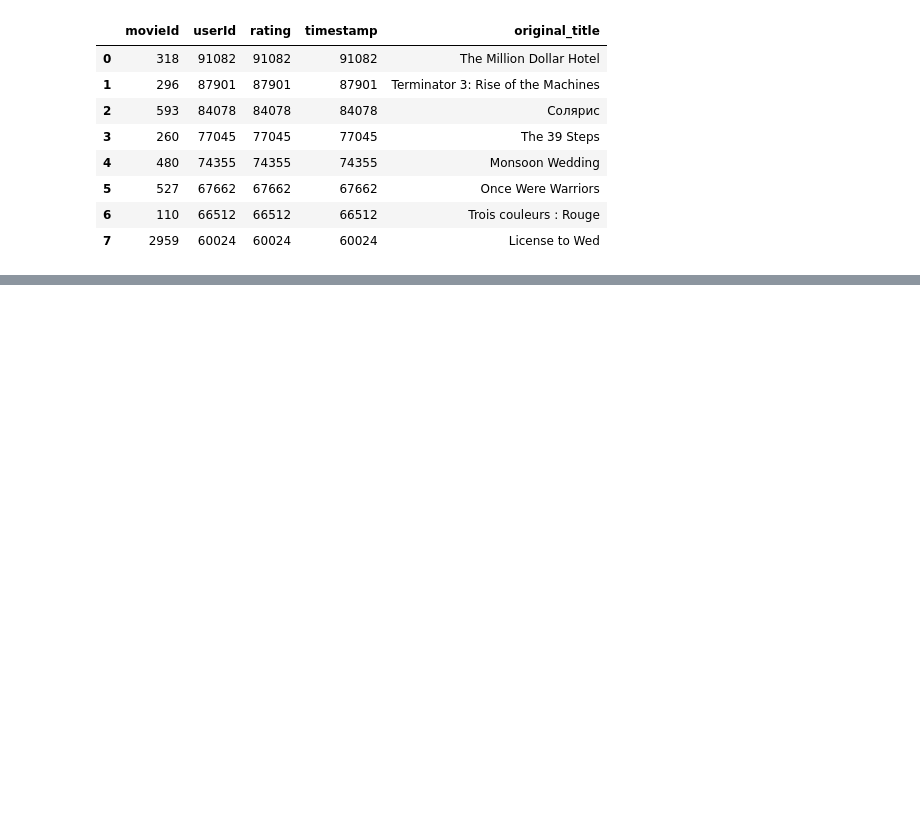
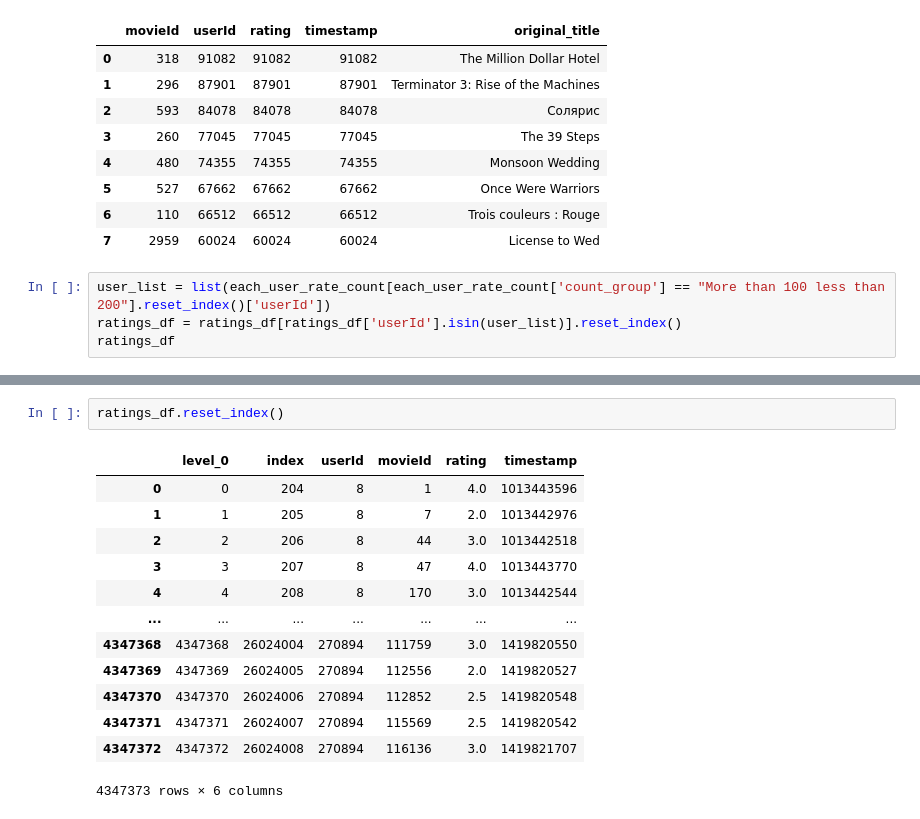
Before and after one commit to N3WBI3Y/Szakdolgozat, a Jupyter notebook: CollaborativeRecommentation.ipynb, the cells around one changed output, grey strips where cells are left out. Cells and saved outputs as stored; diff of their text form; blank space fills up the shorter version.

```diff
--- a/CollaborativeRecommentation.ipynb
+++ b/CollaborativeRecommentation.ipynb
@@ -99,3 +115,7 @@ top10mostvoted
 | 5 | 527 | 67662 | 67662 | 67662 | Once Were Warriors |
 | 6 | 110 | 66512 | 66512 | 66512 | Trois couleurs : Rouge |
 | 7 | 2959 | 60024 | 60024 | 60024 | License to Wed |
+# %%
+user_list = list(each_user_rate_count[each_user_rate_count['count_group'] == "More than 100 less than 200"].reset_index()['userId'])
+ratings_df = ratings_df[ratings_df['userId'].isin(user_list)].reset_index()
+ratings_df
@@ -101,0 +136,16 @@ top10mostvoted
+# %%
+ratings_df.reset_index()
+# %% [output]
+|  | level_0 | index | userId | movieId | rating | timestamp |
+| 0 | 0 | 204 | 8 | 1 | 4.0 | 1013443596 |
+| 1 | 1 | 205 | 8 | 7 | 2.0 | 1013442976 |
+| 2 | 2 | 206 | 8 | 44 | 3.0 | 1013442518 |
+| 3 | 3 | 207 | 8 | 47 | 4.0 | 1013443770 |
+| 4 | 4 | 208 | 8 | 170 | 3.0 | 1013442544 |
+| ... | ... | ... | ... | ... | ... | ... |
+| 4347368 | 4347368 | 26024004 | 270894 | 111759 | 3.0 | 1419820550 |
+| 4347369 | 4347369 | 26024005 | 270894 | 112556 | 2.0 | 1419820527 |
+| 4347370 | 4347370 | 26024006 | 270894 | 112852 | 2.5 | 1419820548 |
+| 4347371 | 4347371 | 26024007 | 270894 | 115569 | 2.5 | 1419820542 |
+| 4347372 | 4347372 | 26024008 | 270894 | 116136 | 3.0 | 1419821707 |
+4347373 rows × 6 columns
```
Also changed, not shown: parts of 8 cells of this notebook.
